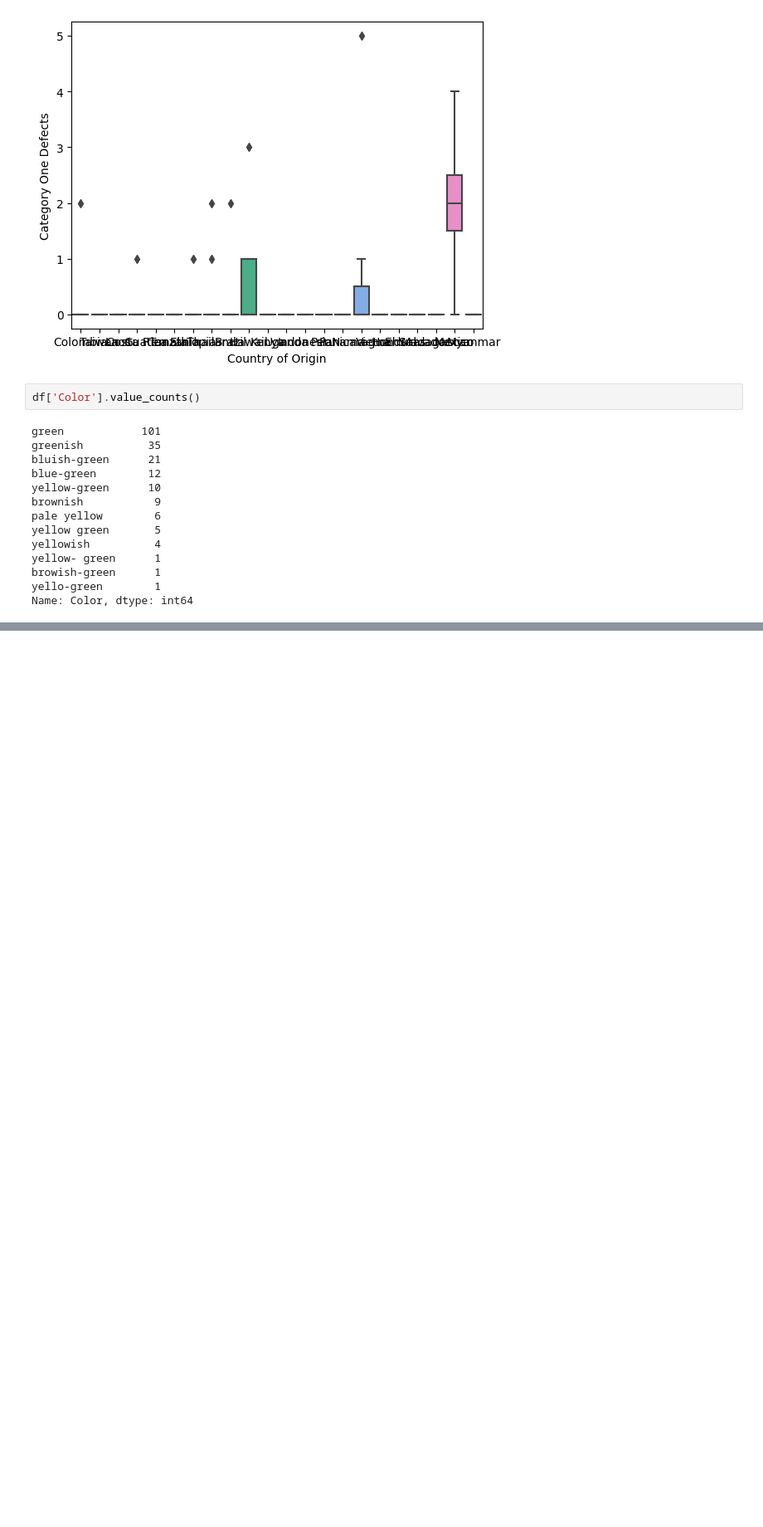
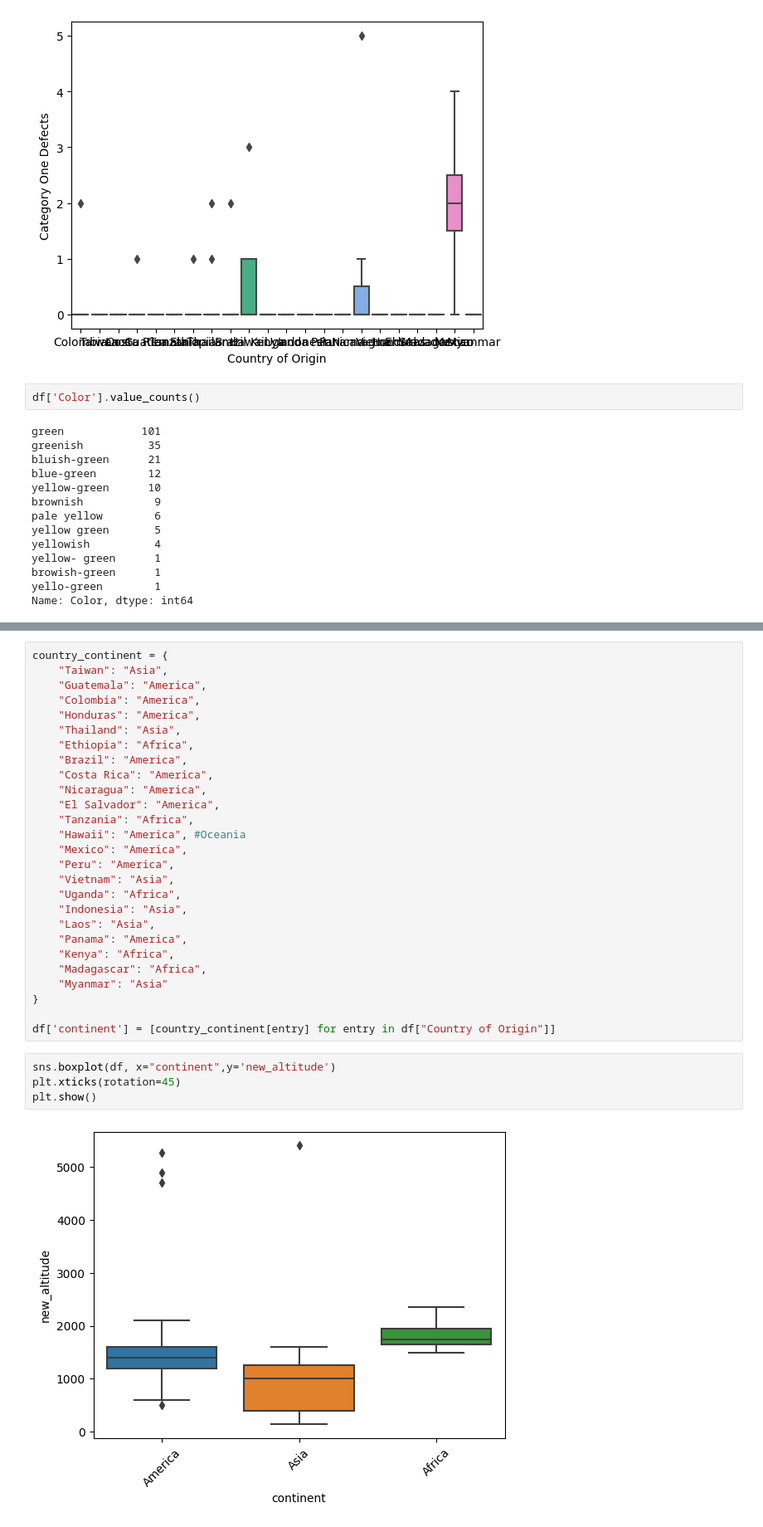
Before and after one commit to guipyson/CMP263_UFRGS, a Jupyter notebook: eda.ipynb, the cells around one changed output, grey strips where cells are left out. Shown: that part at 83% size. Drawn from its saved outputs; the diff is of its cells as text; blank space fills up the shorter version.

```diff
--- a/eda.ipynb
+++ b/eda.ipynb
@@ -277,0 +284,33 @@ Name: Color, dtype: int64
+# %%
+country_continent = {
+    "Taiwan": "Asia",
+    "Guatemala": "America",
+    "Colombia": "America",
+    "Honduras": "America",
+    "Thailand": "Asia",
+    "Ethiopia": "Africa",
+    "Brazil": "America",
+    "Costa Rica": "America",
+    "Nicaragua": "America",
+    "El Salvador": "America",
+    "Tanzania": "Africa",
+    "Hawaii": "America", #Oceania
+    "Mexico": "America",
+    "Peru": "America",
+    "Vietnam": "Asia",
+    "Uganda": "Africa",
+    "Indonesia": "Asia",
+    "Laos": "Asia",
+    "Panama": "America",
+    "Kenya": "Africa",
+    "Madagascar": "Africa",
+    "Myanmar": "Asia"
+}
+
+df['continent'] = [country_continent[entry] for entry in df["Country of Origin"]]
+# %%
+sns.boxplot(df, x="continent",y='new_altitude')
+plt.xticks(rotation=45)
+plt.show()
+# %% [output]
+[figure, added]
```
Also changed, not shown: parts of 9 cells of this notebook.
